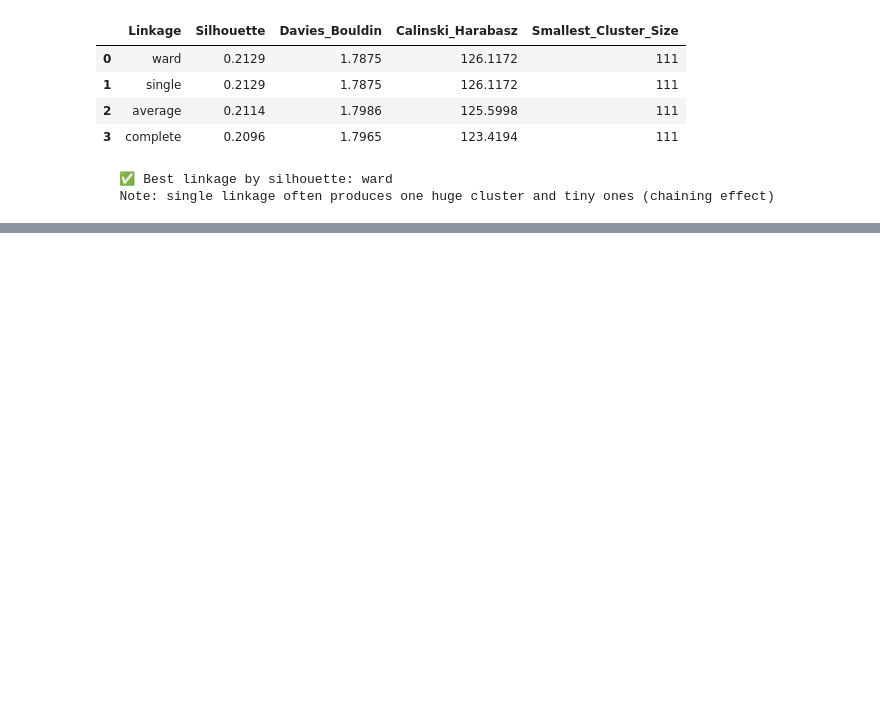
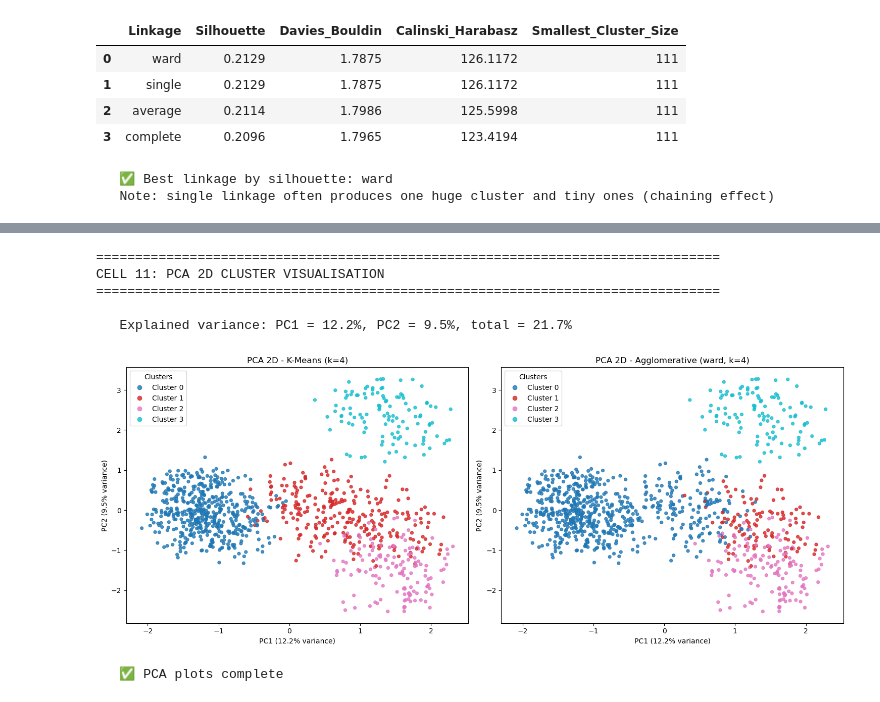
Before and after one commit to Dhaurshand/FitSense, a Jupyter notebook: Notebooks/Clustering/Clustering.ipynb, the cells around one changed output, grey strips where cells are left out. Drawn from its saved outputs; the diff is of its cells as text; code cells hidden in the pictures; blank space fills up the shorter version.

```diff
--- a/Notebooks/Clustering/Clustering.ipynb
+++ b/Notebooks/Clustering/Clustering.ipynb
@@ -389,0 +493,28 @@ CELL 8: AGGLOMERATIVE - COMPARING LINKAGE STRATEGIES
+# %%
+print("\n" + "=" * 80)
+print("CELL 11: PCA 2D CLUSTER VISUALISATION")
+print("=" * 80)
+
+pca = PCA(n_components=2, random_state=RANDOM_STATE)
+X_pca = pca.fit_transform(X_scaled)
+ev = pca.explained_variance_ratio_
+print(f"\n   Explained variance: PC1 = {ev[0]*100:.1f}%, PC2 = {ev[1]*100:.1f}%, total = {ev.sum()*100:.1f}%")
+
+fig, axes = plt.subplots(1, 2, figsize=(15, 6))
+for ax, lab, title in zip(axes, [labels_km, labels_agg],
+                          [f'K-Means (k={K_CHOSEN})', f'Agglomerative ({best_linkage}, k={K_CHOSEN})']):
+    sc = ax.scatter(X_pca[:, 0], X_pca[:, 1], c=lab, cmap='tab10', s=18, alpha=0.8)
+    ax.set_title(f'PCA 2D - {title}')
+    ax.set_xlabel(f'PC1 ({ev[0]*100:.1f}% variance)'); ax.set_ylabel(f'PC2 ({ev[1]*100:.1f}% variance)')
+    handles, _ = sc.legend_elements()
+    ax.legend(handles, [f'Cluster {i}' for i in sorted(set(lab))], title='Clusters', loc='best')
+plt.tight_layout(); plt.show()
+print(f"   ✅ PCA plots complete")
+# %% [output]
+================================================================================
+CELL 11: PCA 2D CLUSTER VISUALISATION
+================================================================================
+
+   Explained variance: PC1 = 12.2%, PC2 = 9.5%, total = 21.7%
+[figure, added]
+   ✅ PCA plots complete
```
Also changed, not shown: parts of 8 cells of this notebook, 5 other files.
